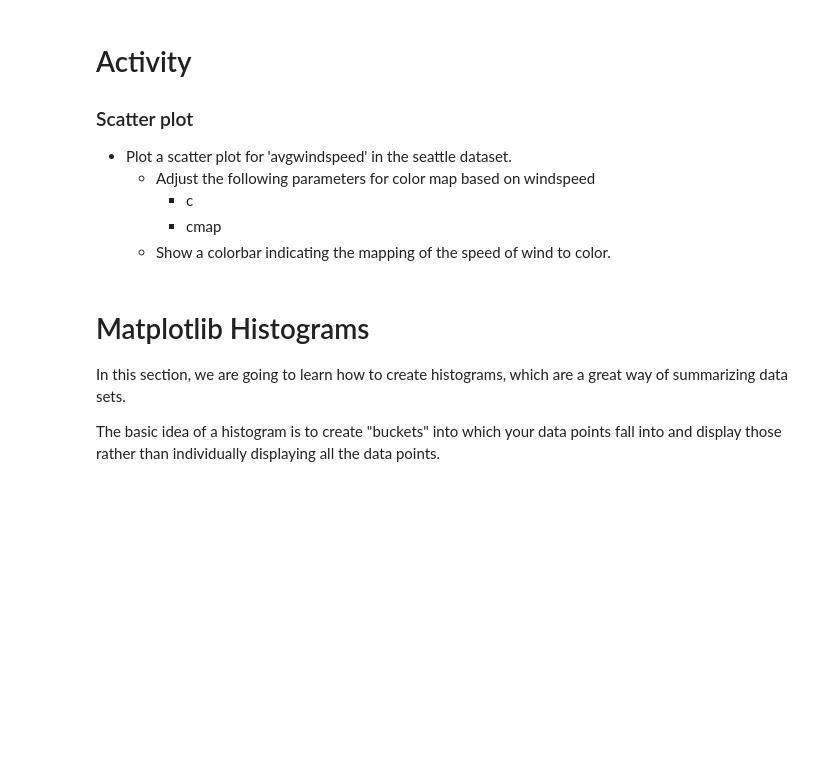
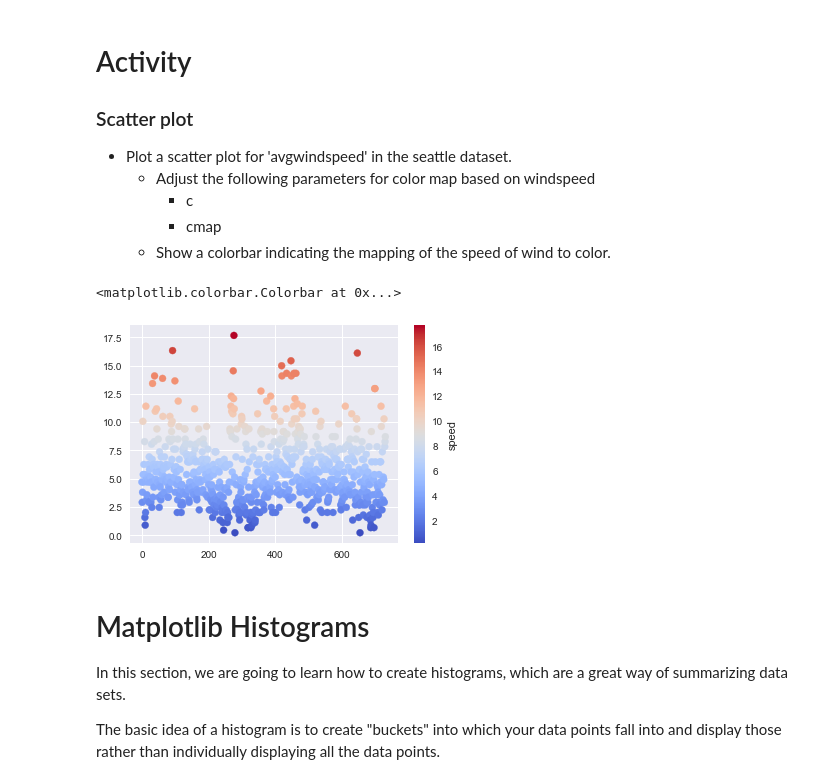
Before and after one commit to jarp/SP22-ITAO, a Jupyter notebook: Class_20_Matplotlib_Scatter_Histogram.ipynb, the cells around one changed output. Saved outputs shown, nothing was run; the diff lists cells and outputs as text; code cells hidden in the pictures; blank space fills up the shorter version.

```diff
--- a/Class_20_Matplotlib_Scatter_Histogram.ipynb
+++ b/Class_20_Matplotlib_Scatter_Histogram.ipynb
@@ -193,3 +224,13 @@ figure.colorbar(high_temps, label = "High Temperature", orientation = 'horizonta
+# %%
+avg_wind_speed = seattle_weather_2015_2016['avgwindspeed']
+figure,axes = plt.subplots()
+scatter_img = axes.scatter(avg_wind_speed.index, avg_wind_speed,
+                          c=avg_wind_speed, cmap='coolwarm')
+figure.colorbar(scatter_img, label="speed")
+# add rest of meta data
+# %% [output]
+<matplotlib.colorbar.Colorbar at 0x...>
+[figure, added]
 # %% [markdown]
 # Matplotlib Histograms
 
```
Also changed, not shown: parts of 35 cells of this notebook, 5 other files.
